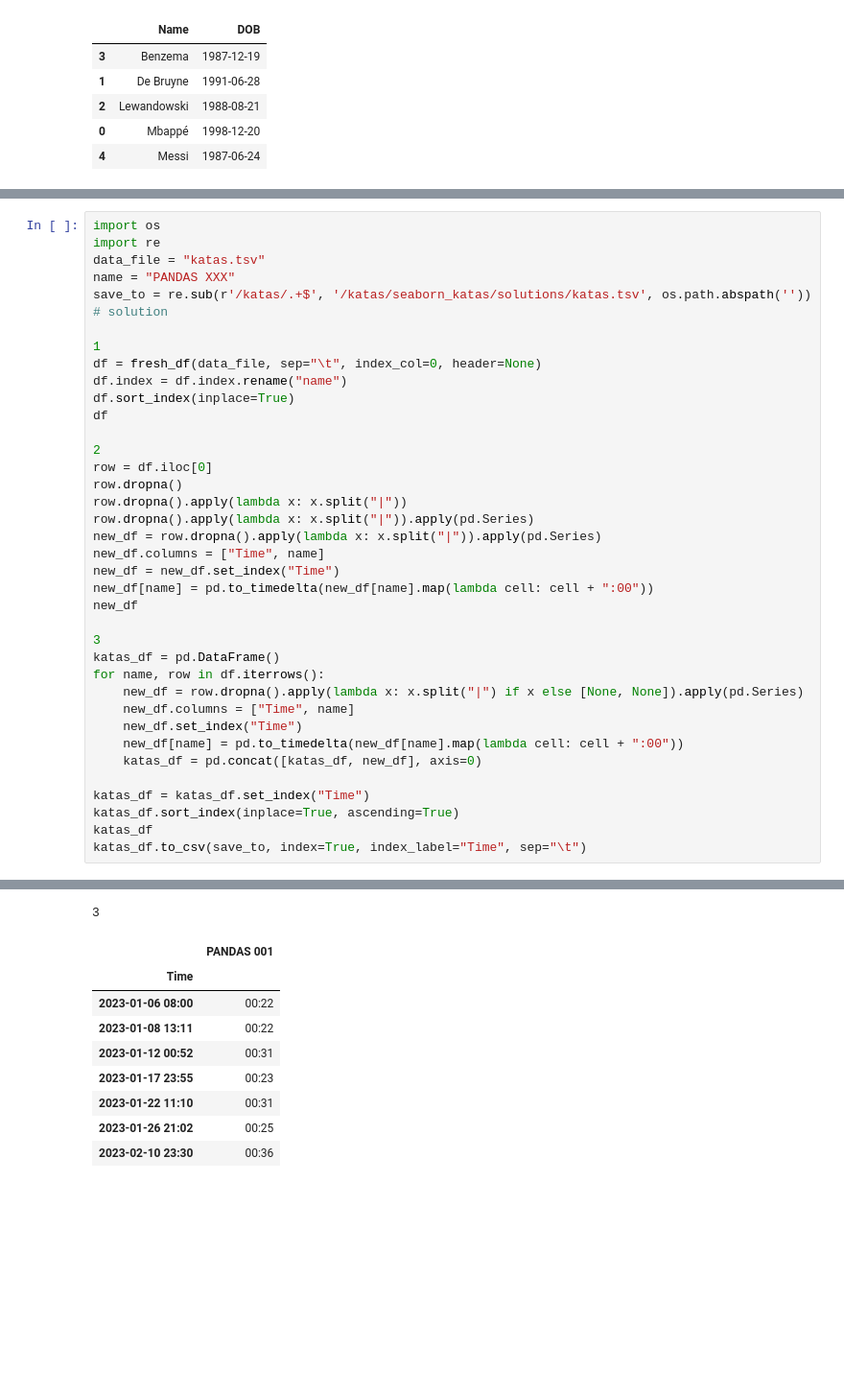
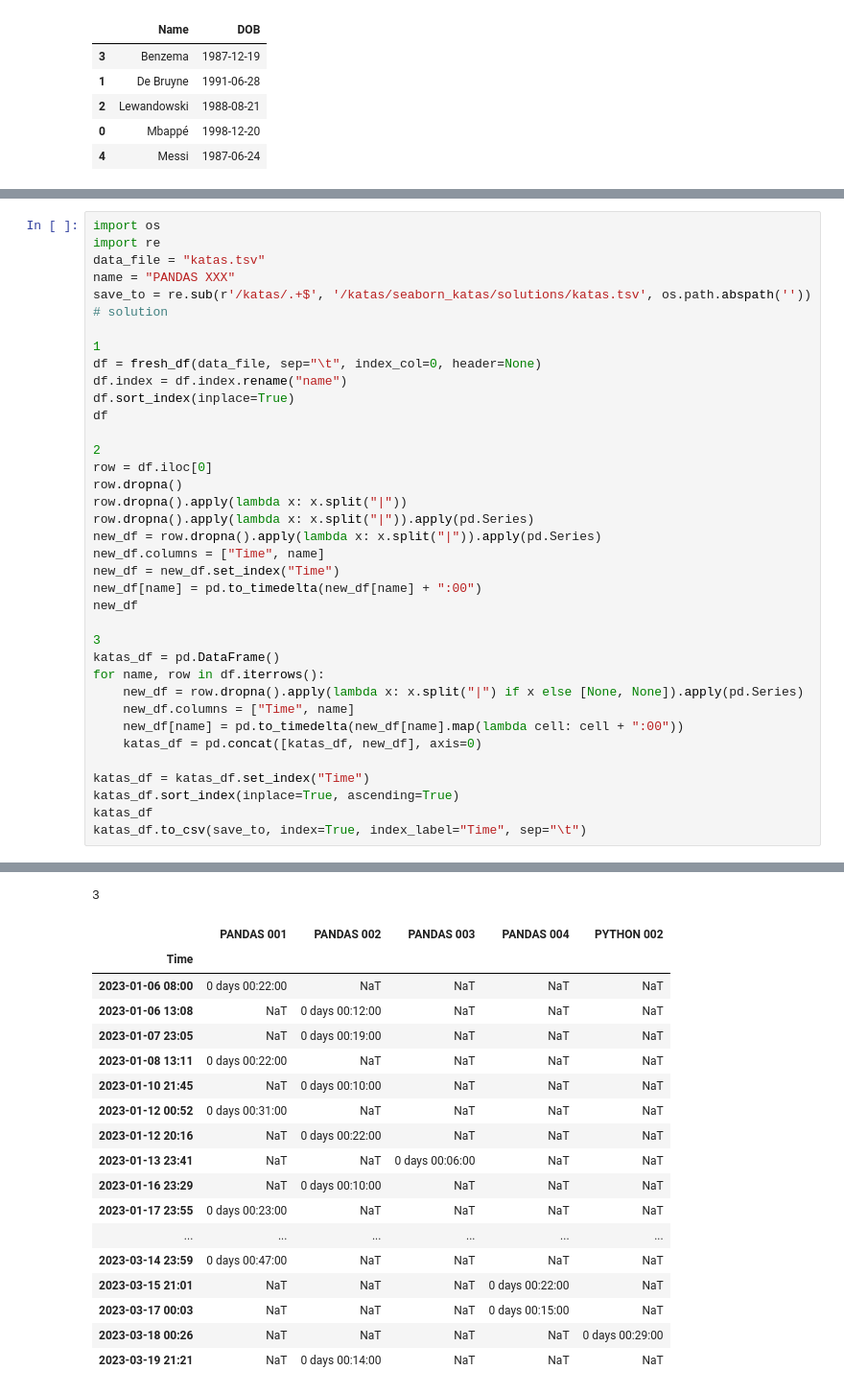
Before and after one commit to gotofritz/jupyter, a Jupyter notebook: katas/pandas_katas/solutions/003_pandas.ipynb, the cells around one changed output, grey strips where cells are left out. Shown at 96% size. Cells and saved outputs as stored; diff of their text form; blank space fills up the shorter version.

Commit message:
PANDAS 004

```diff
--- a/katas/pandas_katas/solutions/003_pandas.ipynb
+++ b/katas/pandas_katas/solutions/003_pandas.ipynb
@@ -205,7 +204,7 @@ row.dropna().apply(lambda x: x.split("|")).apply(pd.Series)
 new_df = row.dropna().apply(lambda x: x.split("|")).apply(pd.Series)
 new_df.columns = ["Time", name]
 new_df = new_df.set_index("Time")
-new_df[name] = pd.to_timedelta(new_df[name].map(lambda cell: cell + ":00"))
+new_df[name] = pd.to_timedelta(new_df[name] + ":00")
 new_df
 
 3
@@ -213,7 +212,6 @@ katas_df = pd.DataFrame()
 for name, row in df.iterrows():
     new_df = row.dropna().apply(lambda x: x.split("|") if x else [None, None]).apply(pd.Series)
     new_df.columns = ["Time", name]
-    new_df.set_index("Time")
     new_df[name] = pd.to_timedelta(new_df[name].map(lambda cell: cell + ":00"))
     katas_df = pd.concat([katas_df, new_df], axis=0)
 
@@ -267,10 +269,19 @@ Name: PANDAS 001, dtype: object
 3
-|  | PANDAS 001 |
-| Time |  |
-| 2023-01-06 08:00 | 00:22 |
-| 2023-01-08 13:11 | 00:22 |
-| 2023-01-12 00:52 | 00:31 |
-| 2023-01-17 23:55 | 00:23 |
-| 2023-01-22 11:10 | 00:31 |
-| 2023-01-26 21:02 | 00:25 |
-| 2023-02-10 23:30 | 00:36 |
+|  | PANDAS 001 | PANDAS 002 | PANDAS 003 | PANDAS 004 | PYTHON 002 |
+| Time |  |  |  |  |  |
+| 2023-01-06 08:00 | 0 days 00:22:00 | NaT | NaT | NaT | NaT |
+| 2023-01-06 13:08 | NaT | 0 days 00:12:00 | NaT | NaT | NaT |
+| 2023-01-07 23:05 | NaT | 0 days 00:19:00 | NaT | NaT | NaT |
+| 2023-01-08 13:11 | 0 days 00:22:00 | NaT | NaT | NaT | NaT |
+| 2023-01-10 21:45 | NaT | 0 days 00:10:00 | NaT | NaT | NaT |
+| 2023-01-12 00:52 | 0 days 00:31:00 | NaT | NaT | NaT | NaT |
+| 2023-01-12 20:16 | NaT | 0 days 00:22:00 | NaT | NaT | NaT |
+| 2023-01-13 23:41 | NaT | NaT | 0 days 00:06:00 | NaT | NaT |
+| 2023-01-16 23:29 | NaT | 0 days 00:10:00 | NaT | NaT | NaT |
+| 2023-01-17 23:55 | 0 days 00:23:00 | NaT | NaT | NaT | NaT |
+| ... | ... | ... | ... | ... | ... |
+| 2023-03-14 23:59 | 0 days 00:47:00 | NaT | NaT | NaT | NaT |
+| 2023-03-15 21:01 | NaT | NaT | NaT | 0 days 00:22:00 | NaT |
+| 2023-03-17 00:03 | NaT | NaT | NaT | 0 days 00:15:00 | NaT |
+| 2023-03-18 00:26 | NaT | NaT | NaT | NaT | 0 days 00:29:00 |
+| 2023-03-19 21:21 | NaT | 0 days 00:14:00 | NaT | NaT | NaT |
```
Also changed, not shown: parts of 2 cells of this notebook, 7 other files.
